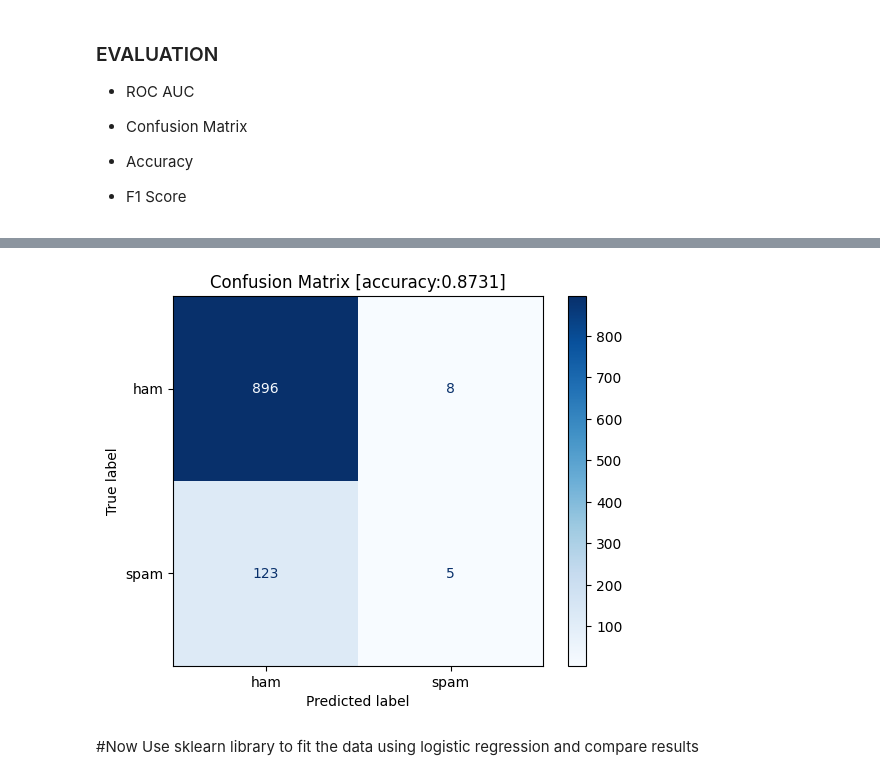
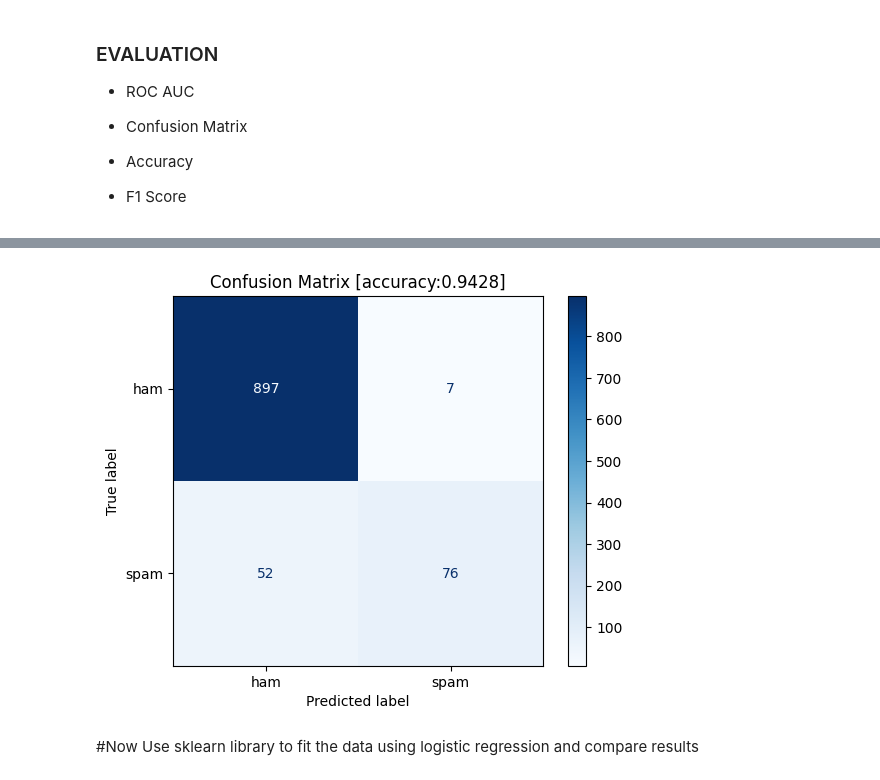
Before and after one commit to akshit-salhotra/Machine-Learning-Experiments, a Jupyter notebook: Exp3/Experiment_3(Logistic).ipynb, the cells around one changed output, grey strips where cells are left out. Cells and saved outputs as stored; diff of their text form; code cells hidden in the pictures.

```diff
--- a/Exp3/Experiment_3(Logistic).ipynb
+++ b/Exp3/Experiment_3(Logistic).ipynb
@@ -398,5 +300,6 @@ df.head()
 # %%
 #Convert text to numbers using bag of words
-vectorizer=CountVectorizer()
+# vectorizer=CountVectorizer()
+vectorizer=TfidfVectorizer()
 X=vectorizer.fit_transform(df['Message_stemmed']).toarray()
 y = df['Category']
@@ -503,14 +445,16 @@ class LogisticRegression:
         print("training complete!!")
 # %%
 
-val_freq=50
-epochs=10000
+val_freq=200
+epochs=5000
+lmbda=1
 num_features=X_train.shape[1]
 bias=True
 learningRate=0.01
 batch=2**7
-earlyStop=True
-classifier=LogisticRegression(num_features,bias,learningRate,val_freq,earlyStop)
+earlyStop=False
+decay=None
+classifier=LogisticRegressionWithDecay(num_features,bias,lmbda,learningRate,val_freq,earlyStop,decay)
 
 
 print(X_train.shape)
@@ -576,16 +530,17 @@ plt.savefig("Images/rocCurve.jpg")
 # %%
 
 preds=np.zeros_like(Y_pred)
-preds[Y_pred>0.5]=1
+threshold=0.5
+preds[Y_pred>threshold]=1
 cm = confusion_matrix(Y_test, preds)
 
 # Plot using sklearn's built-in display
 disp = ConfusionMatrixDisplay(confusion_matrix=cm,display_labels=['ham','spam'])
 disp.plot(cmap=plt.cm.Blues)
 plt.title(f"Confusion Matrix [accuracy:{((preds==Y_test).sum()/preds.shape[0]):.4f}]")
 plt.savefig("Images/ConfusionMatrix.jpg")
 # %% [output]
-[figure, old version]
+[figure, new version]
 # %% [markdown]
 #Now Use sklearn library to fit the data using logistic regression and compare results
 # %%
```
Also changed, not shown: parts of 29 cells of this notebook, 6 other files.
